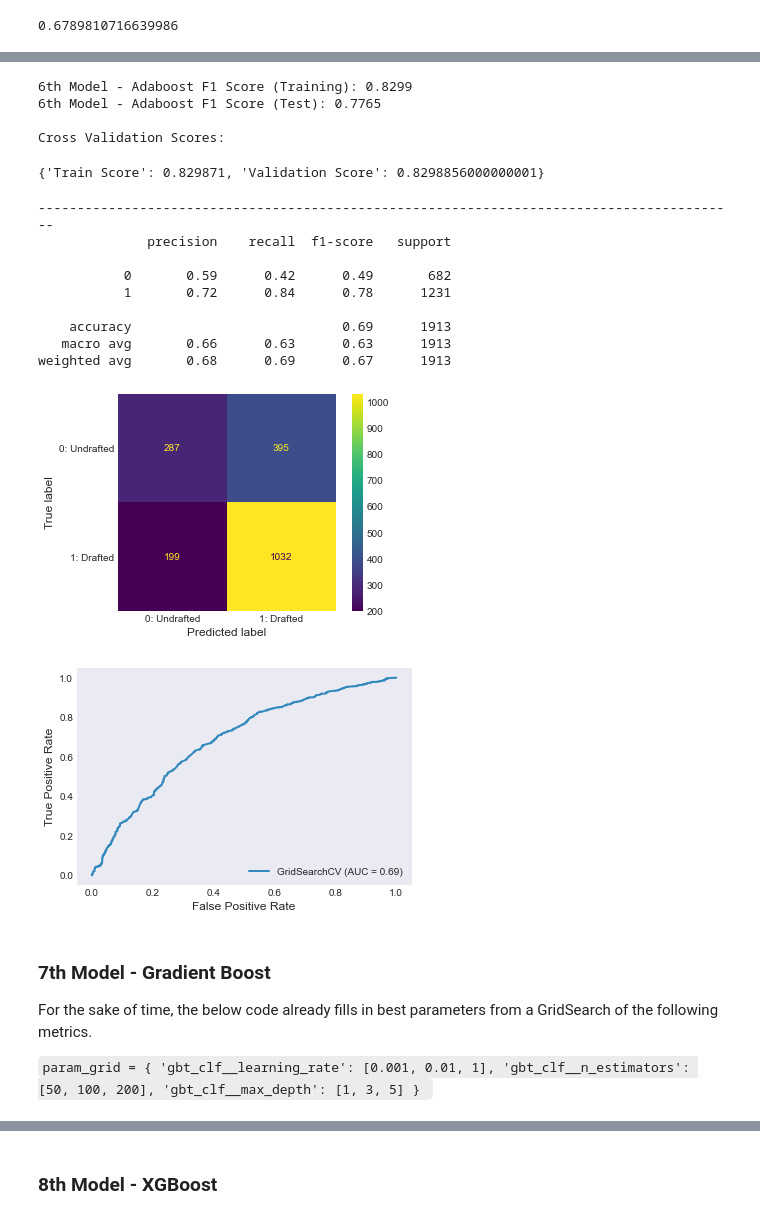
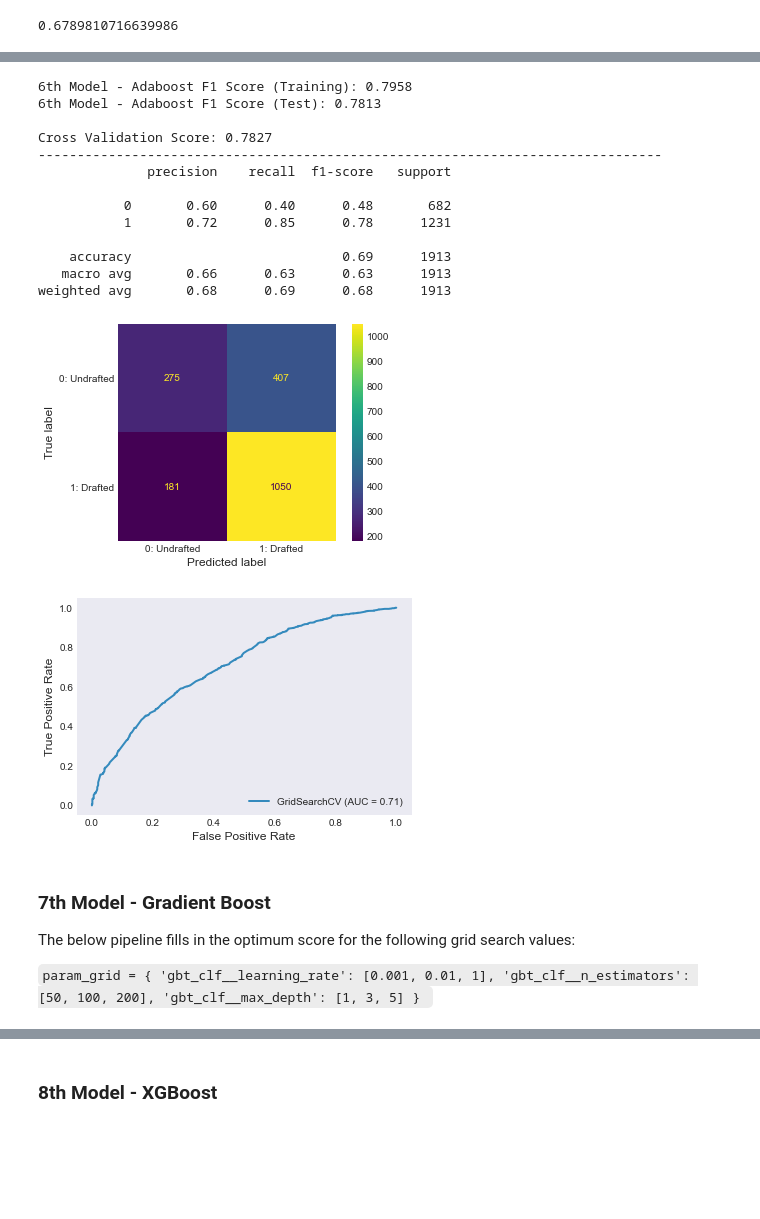
Before and after one commit to eric8395/NFL-Combine-Draft-Classification, a Jupyter notebook: NFL Combine Draft Classification.ipynb, the cells around one changed output, grey strips where cells are left out. Saved outputs shown, nothing was run; the diff lists cells and outputs as text; code cells hidden in the pictures; blank space fills up the shorter version.

Commit message:
added new images, cleaned model outputs

```diff
--- a/NFL Combine Draft Classification.ipynb
+++ b/NFL Combine Draft Classification.ipynb
@@ -1412,5 +1363,5 @@ For the sake of time, the below code already fills in best parameters from a Gri
 # %%
-# build baseline log reg pipepline
+# build pipeline
 steps = [('preprocess', ct),
          ('knn', KNeighborsClassifier())]
 
@@ -1420,8 +1371,8 @@ knn_pipe.fit(X_train, y_train)
 
 # define new parameters in the grid
 # takes a while to run!
-knn_pipe_grid = {'knn__n_neighbors': [21],
-                 'knn__p': [2]}
+knn_pipe_grid = {'knn__n_neighbors': [41],
+                 'knn__p': [1]}
 
 # grid search with f1 scoring
 knn_pipe = GridSearchCV(estimator = knn_pipe,
@@ -1484,22 +1437,27 @@ from sklearn.ensemble import AdaBoostClassifier, GradientBoostingClassifier
 # %%
-# Instantiate an XGB Classifier
-abc_steps = [('preprocess', ct),
-         ('abc_clf', AdaBoostClassifier(base_estimator = DecisionTreeClassifier(max_depth = 5),
+# Build pipeline
+ab_steps = [('preprocess', ct),
+         ('ab_clf', AdaBoostClassifier(base_estimator = DecisionTreeClassifier(),
                                         random_state = 42))]
 
-abc_clf = Pipeline(abc_steps)
+ab_clf = Pipeline(ab_steps)
 
-abc_clf.fit(X_train, y_train)
+ab_clf.fit(X_train, y_train)
 
 param_grid = {
-    'abc_clf__n_estimators': [10, 50, 100]
+    'ab_clf__n_estimators': [10],
+    'ab_clf__base_estimator__max_depth': [2]
 }
 
 # find best param based on f1 score
-abc_clf = GridSearchCV(estimator = abc_clf,
+ab_clf = GridSearchCV(estimator = ab_clf,
                        param_grid = param_grid,
                        scoring = 'f1') # goes through all parameters in the defined grid
 
 # run this to find best parameters based on gridsearch
-abc_clf.fit(X_train, y_train)
+ab_clf.fit(X_train, y_train)
+
+# get best scores and parameters
+display(ab_clf.best_params_)
+display(ab_clf.best_score_)
 # %% [output]
@@ -1524,47 +1466,45 @@ GridSearchCV(estimator=Pipeline(steps=[('preprocess',
 # %%
 # plot matrix
-plot_confusion_matrix(abc_clf,
+plot_confusion_matrix(ab_clf,
                       X_test, y_test,
                       display_labels = class_names)
 
 # get scores
 print('6th Model - Adaboost F1 Score (Training):',
-      round(f1_score(y_train, abc_clf.predict(X_train)),4))
+      round(f1_score(y_train, ab_clf.predict(X_train)),4))
 print('6th Model - Adaboost F1 Score (Test):',
-      round(f1_score(y_test, abc_clf.predict(X_test)),4))
+      round(f1_score(y_test, ab_clf.predict(X_test)),4))
 print()
-print('Cross Validation Scores:')
-display(cross_validation_pipe(X_train, y_train, abc_clf))
-print('-'*90)
+print('Cross Validation Score:', get_cv_score(ab_clf, X_train, y_train))
+print('-'*80)
 
 # get classification report on the test set
-y_pred = abc_clf.predict(X_test)
+y_pred = ab_clf.predict(X_test)
 print(classification_report(y_test, y_pred))
 
 # plot roc curve
-plot_roc_curve(abc_clf, X_test, y_test)
+plot_roc_curve(ab_clf, X_test, y_test)
 plt.show()
 # %% [output]
-6th Model - Adaboost F1 Score (Training): 0.8299
-6th Model - Adaboost F1 Score (Test): 0.7765
+6th Model - Adaboost F1 Score (Training): 0.7958
+6th Model - Adaboost F1 Score (Test): 0.7813
 
-Cross Validation Scores:
+Cross Validation Score: 0.7827
+--------------------------------------------------------------------------------
+              precision    recall  f1-score   support
+
+           0       0.60      0.40      0.48       682
+           1       0.72      0.85      0.78      1231
+
+    accuracy                           0.69      1913
+   macro avg       0.66      0.63      0.63      1913
+weighted avg       0.68      0.69      0.68      1913
-{'Train Score': 0.829871, 'Validation Score': 0.8298856000000001}
-------------------------------------------------------------------------------------------
-              precision    recall  f1-score   support
-
-           0       0.59      0.42      0.49       682
-           1       0.72      0.84      0.78      1231
-
-    accuracy                           0.69      1913
-   macro avg       0.66      0.63      0.63      1913
-weighted avg       0.68      0.69      0.67      1913
-[figure, old version]
+[figure, new version]
-[figure, old version]
+[figure, new version]
 # %% [markdown]
 ### 7th Model - Gradient Boost
 
-For the sake of time, the below code already fills in best parameters from a GridSearch of the following metrics.
+The below pipeline fills in the optimum score for the following grid search values:
 
 `param_grid = {
     'gbt_clf__learning_rate': [0.001, 0.01, 1],
```
Also changed, not shown: parts of 49 cells of this notebook, 3 other files.
